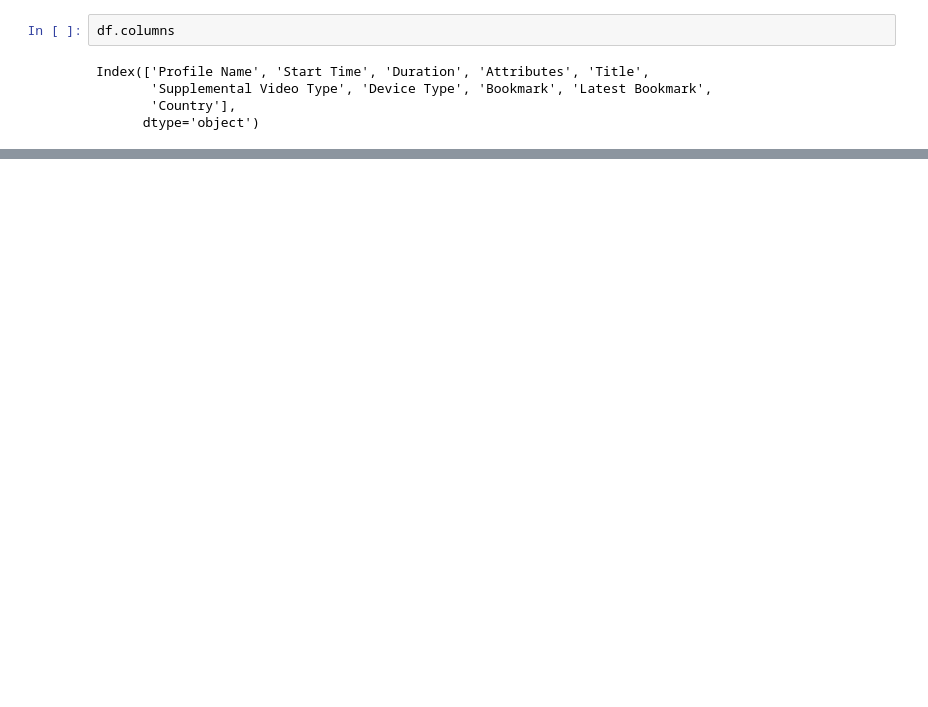
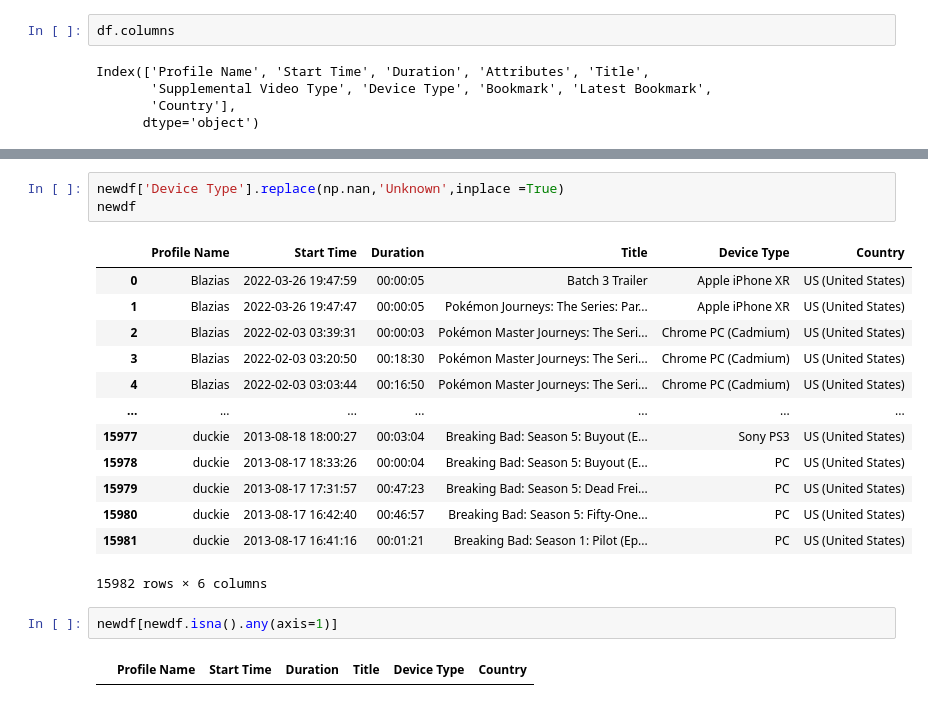
Before and after one commit to darrenc9828/My_Netflix_data_analysis, a Jupyter notebook: My_Netflix_data_analysis.ipynb, the cells around one changed output, grey strips where cells are left out. Cells and saved outputs as stored; diff of their text form; blank space fills up the shorter version.

```diff
--- a/My_Netflix_data_analysis.ipynb
+++ b/My_Netflix_data_analysis.ipynb
@@ -52,0 +76,21 @@ newdf[:30]
+# %%
+newdf['Device Type'].replace(np.nan,'Unknown',inplace =True)
+newdf
+# %% [output]
+|  | Profile Name | Start Time | Duration | Title | Device Type | Country |
+| 0 | Blazias | 2022-03-26 19:47:59 | 00:00:05 | Batch 3 Trailer | Apple iPhone XR | US (United States) |
+| 1 | Blazias | 2022-03-26 19:47:47 | 00:00:05 | Pokémon Journeys: The Series: Par... | Apple iPhone XR | US (United States) |
+| 2 | Blazias | 2022-02-03 03:39:31 | 00:00:03 | Pokémon Master Journeys: The Seri... | Chrome PC (Cadmium) | US (United States) |
+| 3 | Blazias | 2022-02-03 03:20:50 | 00:18:30 | Pokémon Master Journeys: The Seri... | Chrome PC (Cadmium) | US (United States) |
+| 4 | Blazias | 2022-02-03 03:03:44 | 00:16:50 | Pokémon Master Journeys: The Seri... | Chrome PC (Cadmium) | US (United States) |
+| ... | ... | ... | ... | ... | ... | ... |
+| 15977 | duckie | 2013-08-18 18:00:27 | 00:03:04 | Breaking Bad: Season 5: Buyout (E... | Sony PS3 | US (United States) |
+| 15978 | duckie | 2013-08-17 18:33:26 | 00:00:04 | Breaking Bad: Season 5: Buyout (E... | PC | US (United States) |
+| 15979 | duckie | 2013-08-17 17:31:57 | 00:47:23 | Breaking Bad: Season 5: Dead Frei... | PC | US (United States) |
+| 15980 | duckie | 2013-08-17 16:42:40 | 00:46:57 | Breaking Bad: Season 5: Fifty-One... | PC | US (United States) |
+| 15981 | duckie | 2013-08-17 16:41:16 | 00:01:21 | Breaking Bad: Season 1: Pilot (Ep... | PC | US (United States) |
+15982 rows × 6 columns
+# %%
+newdf[newdf.isna().any(axis=1)]
+# %% [output]
+|  | Profile Name | Start Time | Duration | Title | Device Type | Country |
```
Also changed, not shown: parts of 9 cells of this notebook.
